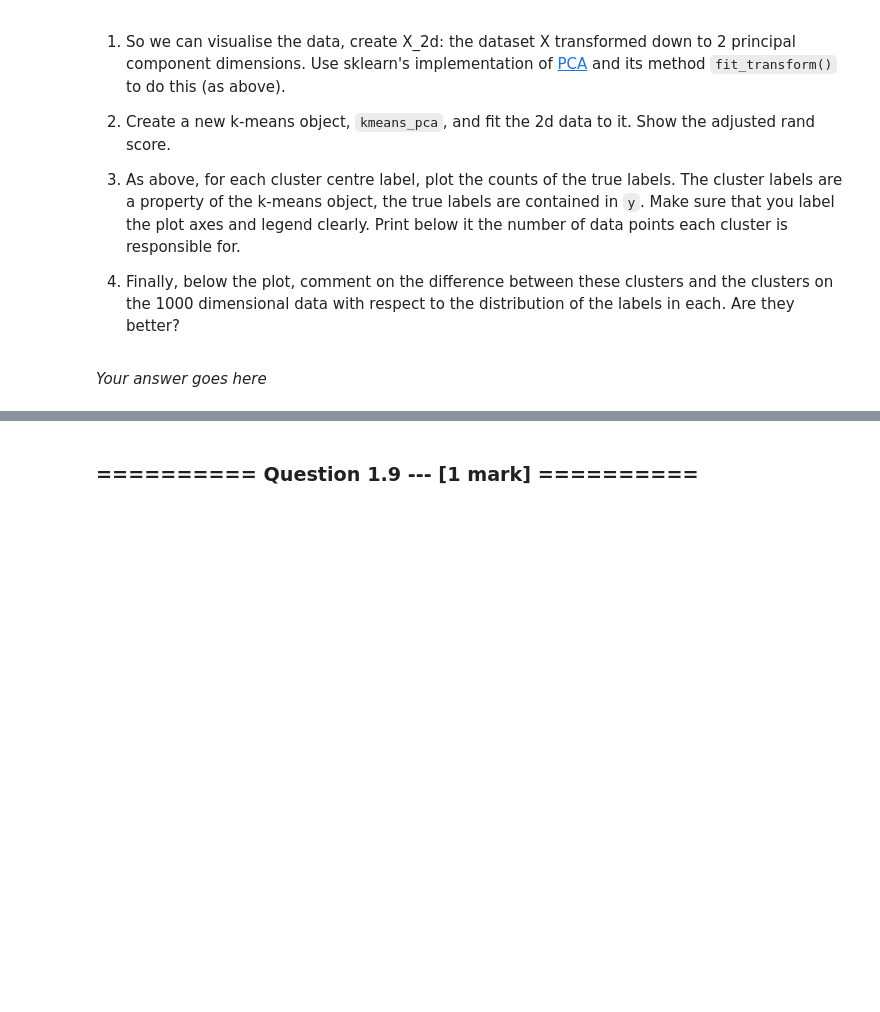
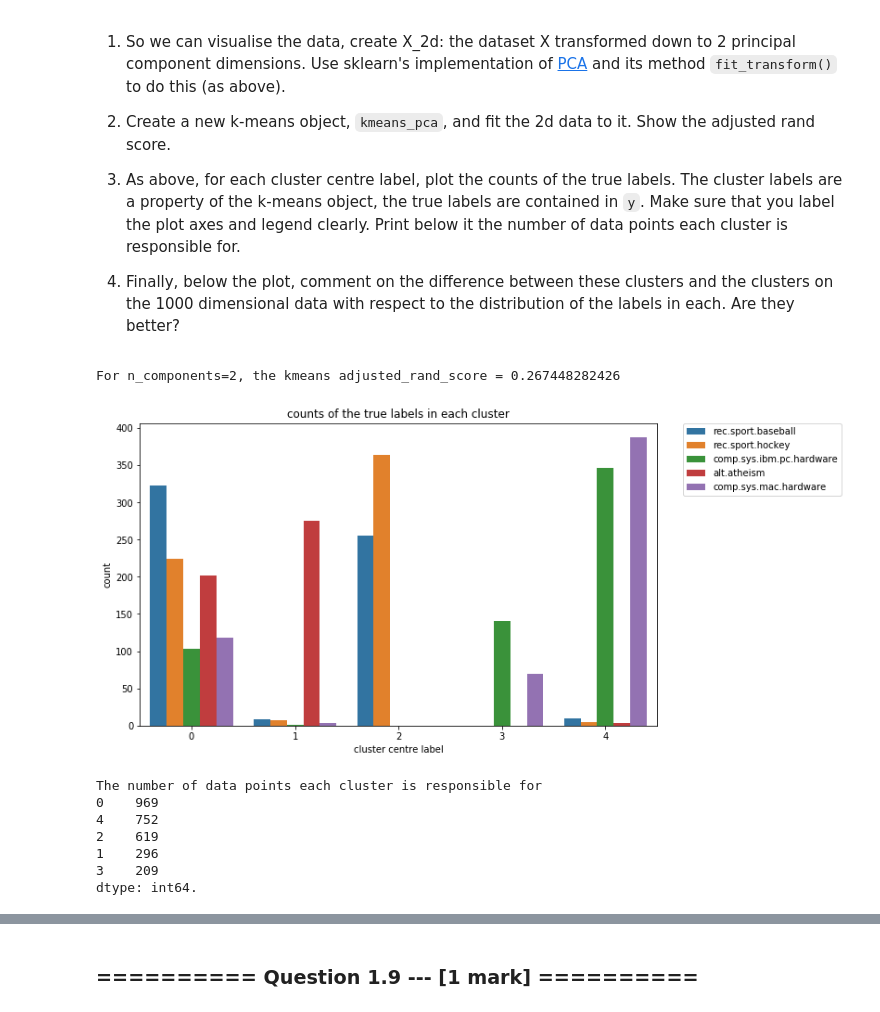
Before and after one commit to ShootingSpace/Machine-learning-practical-with-scikit-learn, a Jupyter notebook: 09_Assignment_4.ipynb, the cells around one changed output, grey strips where cells are left out. Drawn from its saved outputs; the diff is of its cells as text; code cells hidden in the pictures; blank space fills up the shorter version.

```diff
--- a/09_Assignment_4.ipynb
+++ b/09_Assignment_4.ipynb
@@ -357,13 +362,33 @@ In addition, doing PCA after clustering can validate the clustering algorithm. F
 1. Finally, below the plot, comment on the difference between these clusters and the clusters on the 1000 dimensional data with respect to the distribution of the labels in each. Are they better?
 # %%
 # Your code goes here
+seed = 0
+rng = np.random.RandomState(seed)
 rng.seed(seed)
 n_components=2
 pca = PCA(n_components=n_components,random_state=rng)
 X_2d = pca.fit_transform(X)
 kmeans_pca = KMeans(n_clusters=5, random_state=rng)
 kmeans_pca.fit(X_2d)
 print('For n_components={}, the kmeans adjusted_rand_score = {}'
-          .format(n_components,adjusted_rand_score(y, _.labels_)))
+          .format(n_components,adjusted_rand_score(y, kmeans_pca.labels_)))
+
+fig, ax = plt.subplots(figsize=(10,6))
+ax = sns.countplot(x=kmeans_pca.labels_, hue=y, ax=ax)
+plt.xlabel('cluster centre label')
+plt.title('counts of the true labels in each cluster')
+plt.legend(bbox_to_anchor=(1.05, 1), loc=2, borderaxespad=0.)
+plt.show()
+
+print('The number of data points each cluster is responsible for\n{}.'
+      .format(pd.Series(kmeans_pca.labels_).value_counts()))
+# %% [output]
+For n_components=2, the kmeans adjusted_rand_score = 0.267448282426
+[figure, added]
+The number of data points each cluster is responsible for
+0    969
+4    752
+2    619
+1    296
+3    209
+dtype: int64.
-# %% [markdown]
-*Your answer goes here*
```
Also changed, not shown: parts of 16 cells of this notebook.
